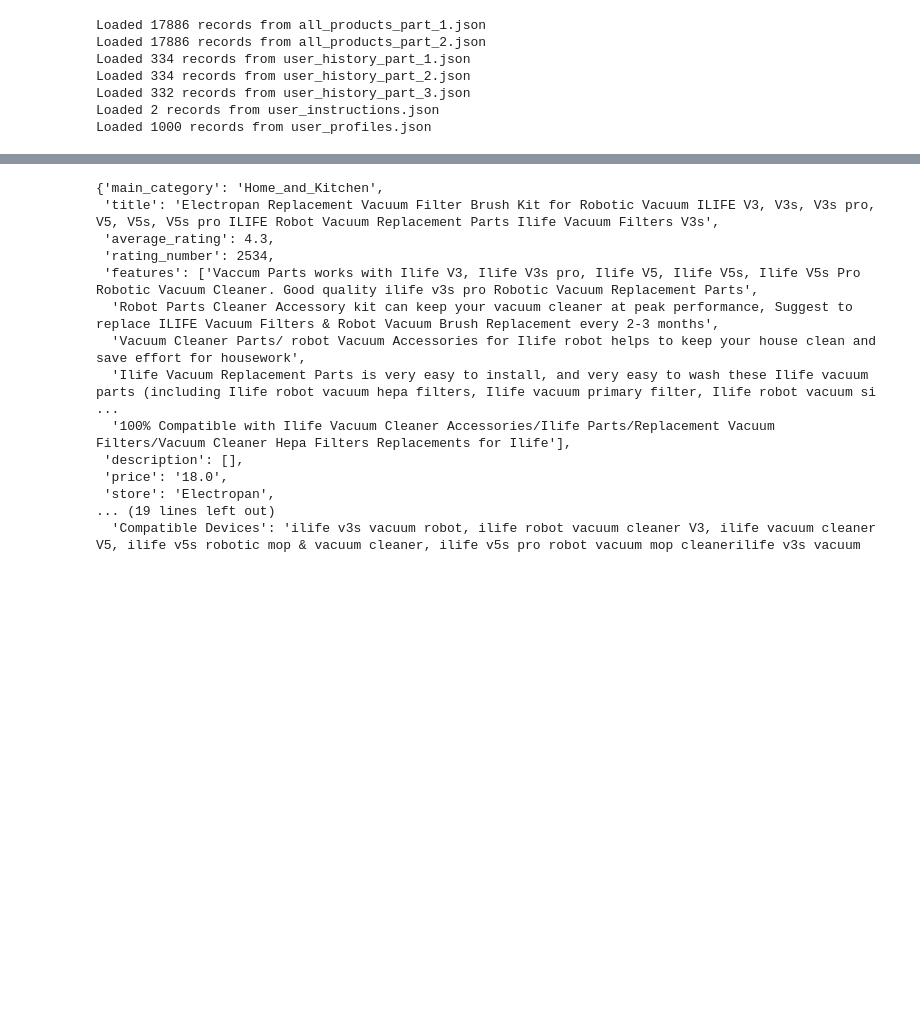
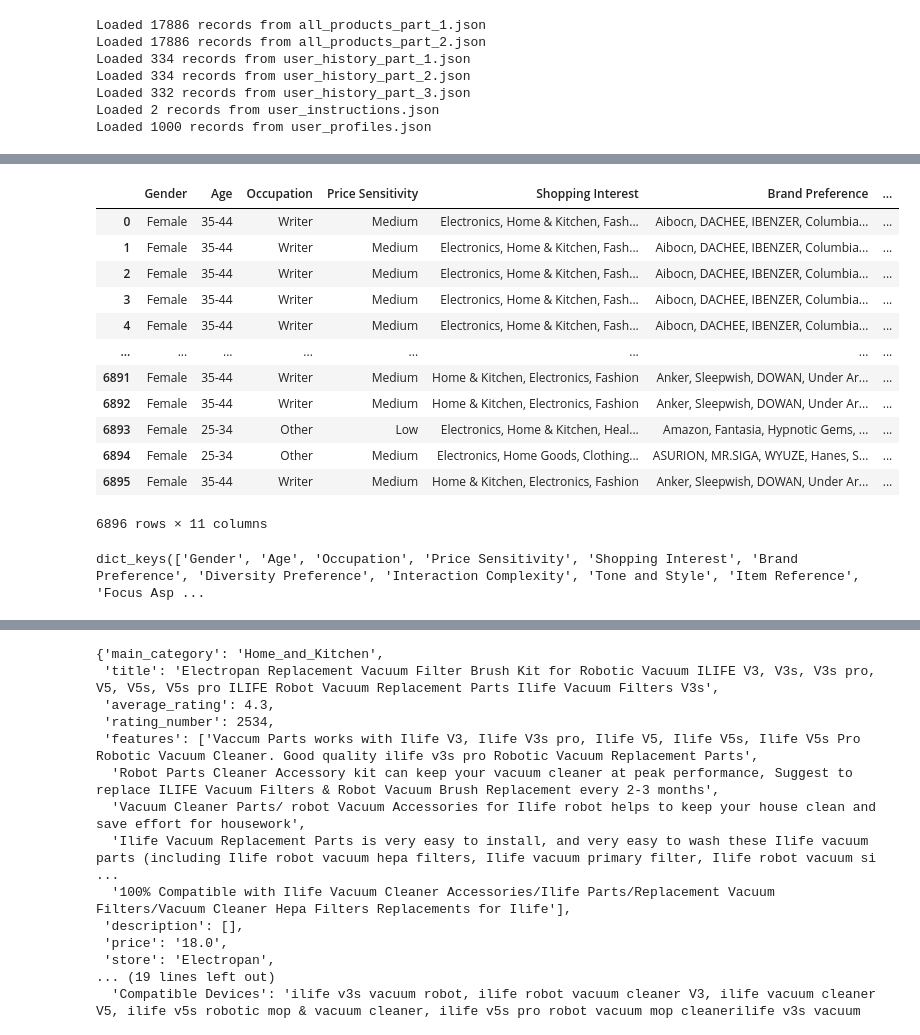
Before and after one commit to PreetamDammu/PersonalizationAE, a Jupyter notebook: src/exp_pwab.ipynb, the cells around one changed output, grey strips where cells are left out. Cells and saved outputs as stored; diff of their text form; code cells hidden in the pictures; blank space fills up the shorter version.

```diff
--- a/src/exp_pwab.ipynb
+++ b/src/exp_pwab.ipynb
@@ -67,0 +89,22 @@ Loaded 1000 records from user_profiles.json
+# %%
+user_prof_list = []
+for i in range(len(user_instructions['train'])):
+    user_prof_list.append(user_profiles[user_instructions['train'][i]['user_id']]['user_profile'])
+# %%
+df = pd.DataFrame(user_prof_list)
+# %%
+df
+# %% [output]
+|  | Gender | Age | Occupation | Price Sensitivity | Shopping Interest | Brand Preference | ... |
+| 0 | Female | 35-44 | Writer | Medium | Electronics, Home & Kitchen, Fash... | Aibocn, DACHEE, IBENZER, Columbia... | ... |
+| 1 | Female | 35-44 | Writer | Medium | Electronics, Home & Kitchen, Fash... | Aibocn, DACHEE, IBENZER, Columbia... | ... |
+| 2 | Female | 35-44 | Writer | Medium | Electronics, Home & Kitchen, Fash... | Aibocn, DACHEE, IBENZER, Columbia... | ... |
+| 3 | Female | 35-44 | Writer | Medium | Electronics, Home & Kitchen, Fash... | Aibocn, DACHEE, IBENZER, Columbia... | ... |
+| 4 | Female | 35-44 | Writer | Medium | Electronics, Home & Kitchen, Fash... | Aibocn, DACHEE, IBENZER, Columbia... | ... |
+| ... | ... | ... | ... | ... | ... | ... | ... |
+| 6891 | Female | 35-44 | Writer | Medium | Home & Kitchen, Electronics, Fashion | Anker, Sleepwish, DOWAN, Under Ar... | ... |
+| 6892 | Female | 35-44 | Writer | Medium | Home & Kitchen, Electronics, Fashion | Anker, Sleepwish, DOWAN, Under Ar... | ... |
+| 6893 | Female | 25-34 | Other | Low | Electronics, Home & Kitchen, Heal... | Amazon, Fantasia, Hypnotic Gems, ... | ... |
+| 6894 | Female | 25-34 | Other | Medium | Electronics, Home Goods, Clothing... | ASURION, MR.SIGA, WYUZE, Hanes, S... | ... |
+| 6895 | Female | 35-44 | Writer | Medium | Home & Kitchen, Electronics, Fashion | Anker, Sleepwish, DOWAN, Under Ar... | ... |
+6896 rows × 11 columns
@@ -67,0 +117,4 @@ Loaded 1000 records from user_profiles.json
+# %%
+unique_vals.keys()
+# %% [output]
+dict_keys(['Gender', 'Age', 'Occupation', 'Price Sensitivity', 'Shopping Interest', 'Brand Preference', 'Diversity Preference', 'Interaction Complexity', 'Tone and Style', 'Item Reference', 'Focus Asp ...
```
Also changed, not shown: parts of 23 cells of this notebook, 23 other files.
